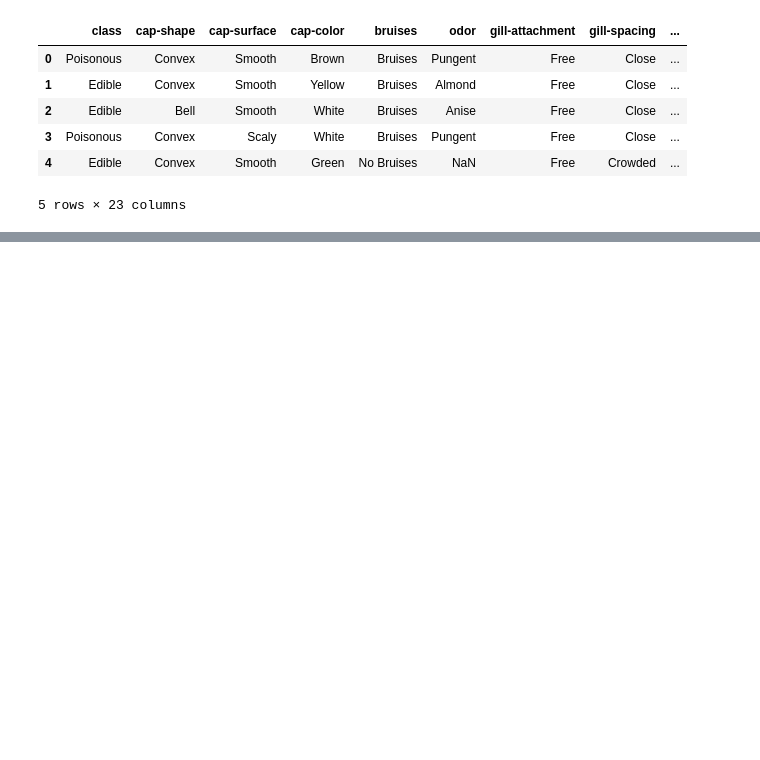
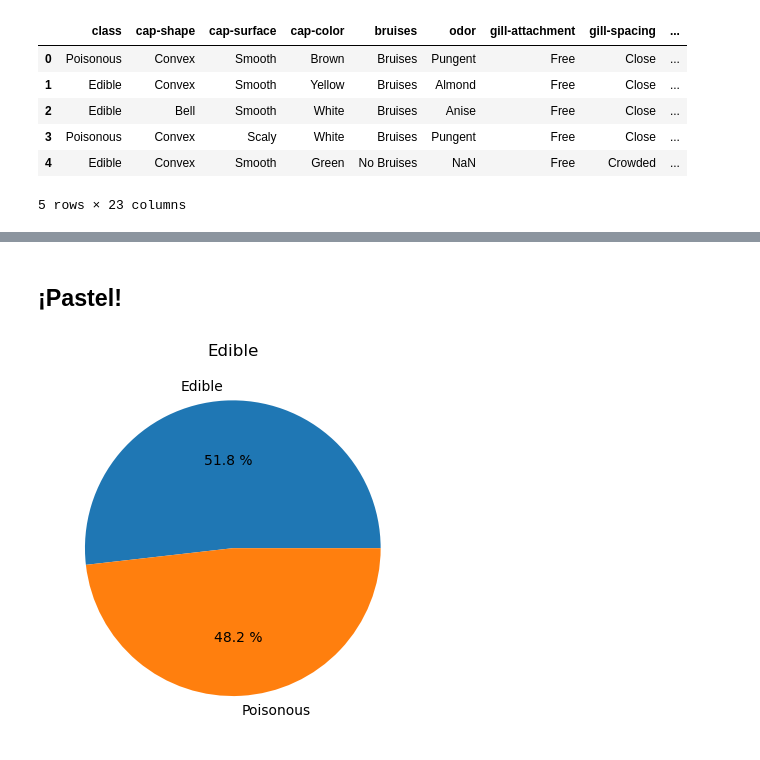
Before and after one commit to Yoel-Gasca/Data-Science-Lessons, a Jupyter notebook: 3-Visualizacion-de-Datos/11-Proporciones/notebook.ipynb, the cells around one changed output, grey strips where cells are left out. Drawn from its saved outputs; the diff is of its cells as text; code cells hidden in the pictures; blank space fills up the shorter version.

Commit message:
Data-Visualization: Visualization proportions

```diff
--- a/3-Visualizacion-de-Datos/11-Proporciones/notebook.ipynb
+++ b/3-Visualizacion-de-Datos/11-Proporciones/notebook.ipynb
@@ -21,0 +36,3 @@ mushrooms.head()
+# %%
+cols = mushrooms.select_dtypes(["object"]).columns
+mushrooms[cols] = mushrooms[cols].astype('category')
@@ -21,0 +41,3 @@ mushrooms.head()
+# %%
+edibleclass=mushrooms.groupby(['class']).count()
+edibleclass
@@ -21,0 +50,9 @@ mushrooms.head()
+# %% [markdown]
+## ¡Pastel!
+# %%
+labels=['Edible','Poisonous']
+plt.pie(edibleclass['population'],labels=labels,autopct='%.1f %%')
+plt.title('Edible')
+plt.show()
+# %% [output]
+[figure, added]
```
Also changed, not shown: parts of 18 cells of this notebook, 1 other file.
